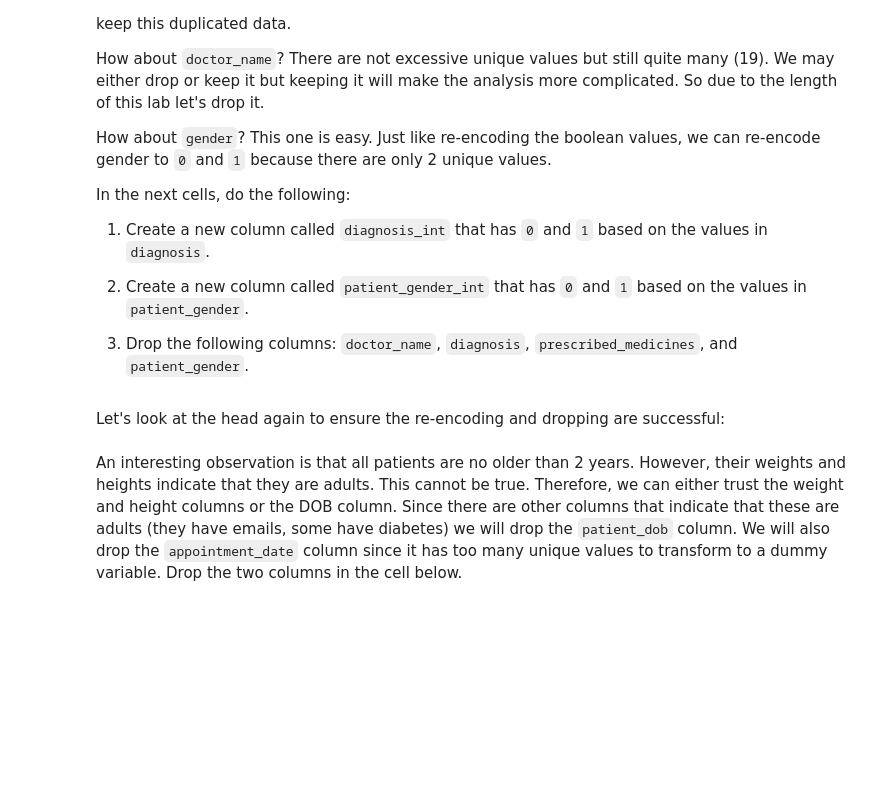
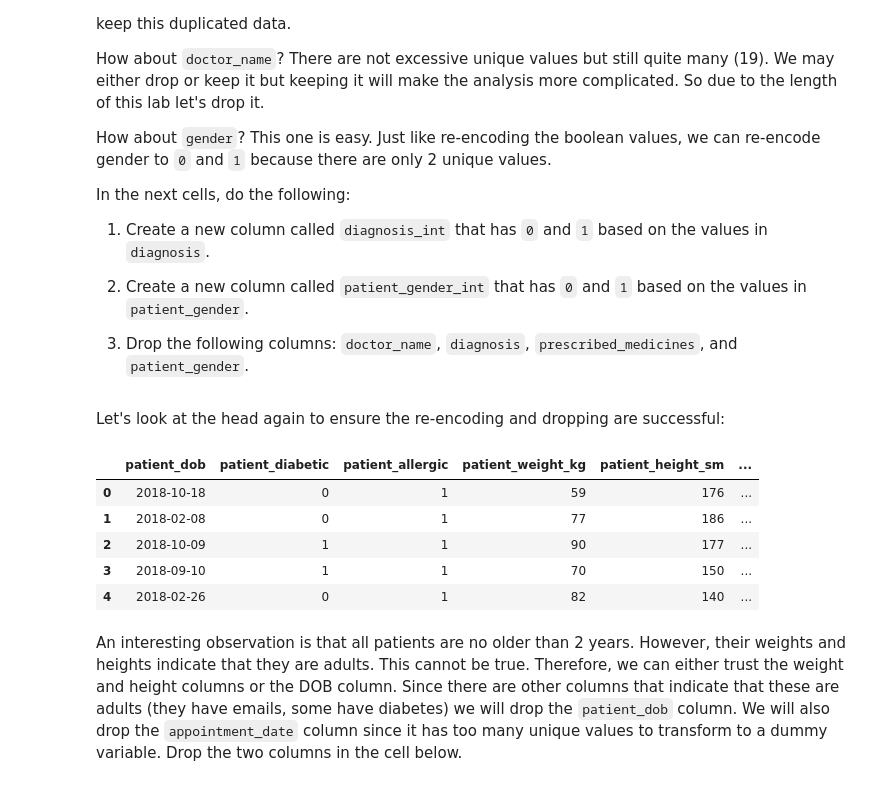
Before and after one commit to ta-data-mexpt/lab-sklearn-and-unsupervised-learning, a Jupyter notebook: your-code/main.ipynb, the cells around one changed output. Cells and saved outputs as stored; diff of their text form; code cells hidden in the pictures; blank space fills up the shorter version.

```diff
--- a/your-code/main.ipynb
+++ b/your-code/main.ipynb
@@ -368,2 +366,6 @@ In the next cells, do the following:
+# %%
+patients["diagnosis_int"]=patients.diagnosis.apply(lambda x: 0 if x=="No diagnosis" else 1)
+patients['patient_gender_int']=patients.diagnosis.apply(lambda x: 0 if x=="Male" else 1)
+patients.drop(columns=["doctor_name","diagnosis","prescribed_medicines","patient_gender"],inplace=True)
 # %% [markdown]
 Let's look at the head again to ensure the re-encoding and dropping are successful:
@@ -372,2 +372,11 @@ Let's look at the head again to ensure the re-encoding and dropping are successf
+# %%
+patients.head()
+# %% [output]
+|  | patient_dob | patient_diabetic | patient_allergic | patient_weight_kg | patient_height_sm | ... |
+| 0 | 2018-10-18 | 0 | 1 | 59 | 176 | ... |
+| 1 | 2018-02-08 | 0 | 1 | 77 | 186 | ... |
+| 2 | 2018-10-09 | 1 | 1 | 90 | 177 | ... |
+| 3 | 2018-09-10 | 1 | 1 | 70 | 150 | ... |
+| 4 | 2018-02-26 | 0 | 1 | 82 | 140 | ... |
 # %% [markdown]
 An interesting observation is that all patients are no older than 2 years. However, their weights and heights indicate that they are adults. This cannot be true. Therefore, we can either trust the weight and height columns or the DOB column. Since there are other columns that indicate that these are adults (they have emails, some have diabetes) we will drop the `patient_dob` column. We will also drop the `appointment_date` column since it has too many unique values to transform to a dummy variable. Drop the two columns in the cell below.
```
Also changed, not shown: parts of 13 cells of this notebook.
